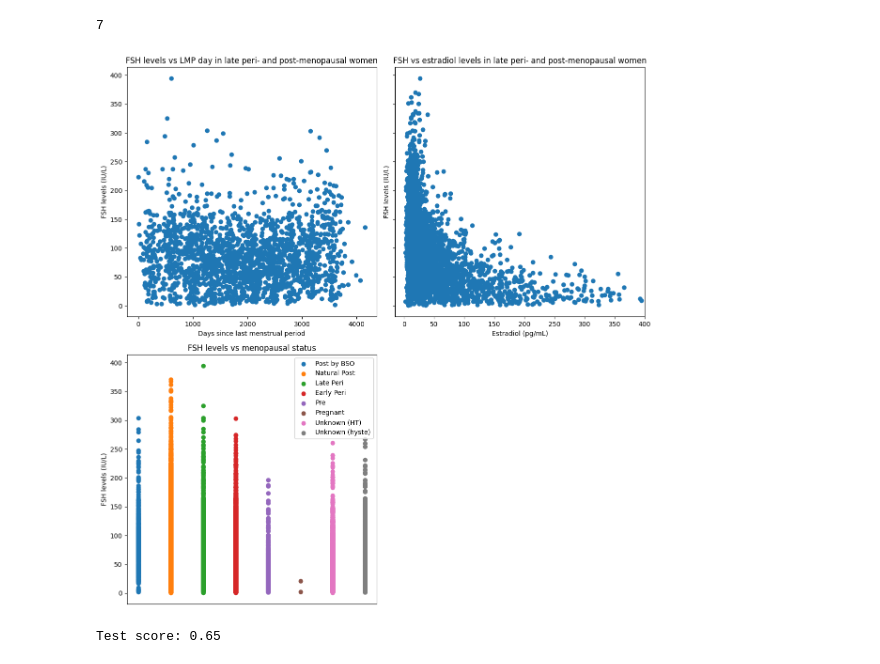
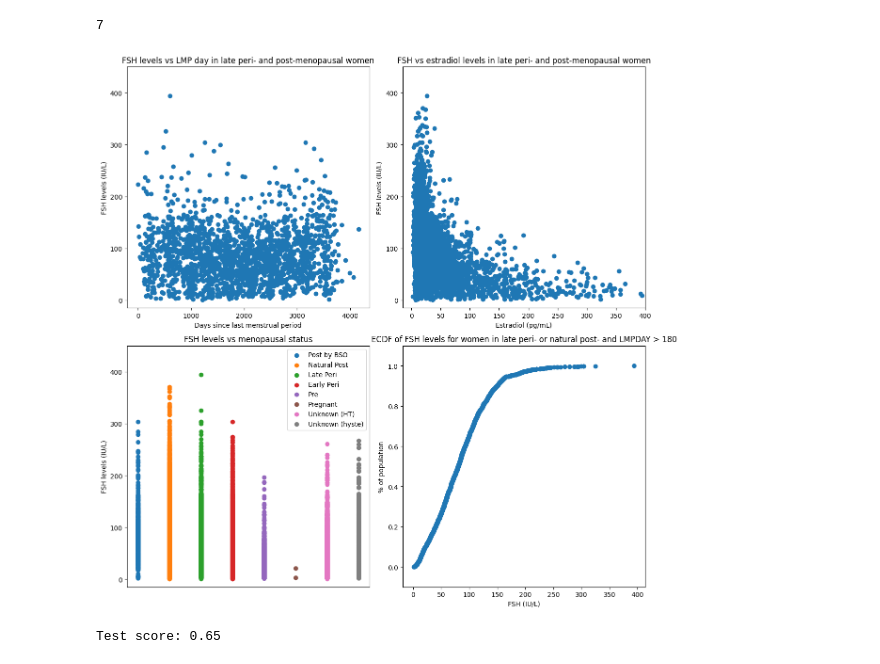
Before and after one commit to erwinkn/swan-study, a Jupyter notebook: analysis.ipynb, the cells around one changed output. Saved outputs shown, nothing was run; the diff lists cells and outputs as text; code cells hidden in the pictures.

Commit message:
add ECDF plot

```diff
--- a/analysis.ipynb
+++ b/analysis.ipynb
@@ -55,7 +55,13 @@ len(normalized[normalized["FSH"] > 400])
 7
 # %%
 # This is the main thing of interest: plots of FSH vs other major variables
-fig, ((ax1, ax2), (ax3, ax4)) = plt.subplots(2, 2, figsize=(12, 12), tight_layout=True, sharey=True)
+fig, ((ax1, ax2), (ax3, ax4)) = plt.subplots(2, 2, figsize=(12, 12), tight_layout=True)
+
+shared_ylim = (-15, 450)
+
+ax1.set_ylim(shared_ylim)
+ax2.set_ylim(shared_ylim)
+ax3.set_ylim(shared_ylim)
 
 # Filter out very high FSH levels to keep a reasonable Y axis
 data = normalized[normalized["FSH"] < 400]
@@ -70,35 +76,49 @@ ax1.set_ylabel("FSH levels (IU/L)")
 ax2.scatter(post_or_peri["E2AVE"], post_or_peri["FSH"])
 ax2.set_title("FSH vs estradiol levels in late peri- and post-menopausal women")
 ax2.set_xlim(-15, 400)
 ax2.set_xlabel("Estradiol (pg/mL)")
 ax2.set_ylabel("FSH levels (IU/L)")
 
 fsh = data["FSH"]
 status = data["STATUS"]
 status_labels = [
   (1, "Post by BSO"),
   (2, "Natural Post"),
   (3, "Late Peri"),
   (4, "Early Peri"),
   (5, "Pre"),
   (6, "Pregnant"),
   (7, "Unknown (HT)"),
   (8, "Unknown (hyste)")
 ]
 for (num, label) in status_labels:
   ax3.scatter(status[status == num], fsh[status == num], label=label)
 
 ax3.legend()
 
 ax3.set_xticks([])
 ax3.set_title("FSH levels vs menopausal status")
 ax3.set_ylabel("FSH levels (IU/L)")
 
-fig.delaxes(ax4)
+# ECDF plot of FSH levels for women in late peri- or natural post-menopause with LMPDAY > 180
+subset = post_or_peri[post_or_peri["LMPDAY"] > 180]
+# Calculate the ECDF
+def ecdf(data):
+    n = len(data)
+    x = np.sort(data)
+    y = np.arange(1, n+1) / n
+    return x, y
+
+x,y = ecdf(subset["FSH"])
+ax4.scatter(x, y)
+ax4.set_xlabel("FSH (IU/L)")
+ax4.set_ylabel(r"% of population")
+ax4.set_title("ECDF of FSH levels for women in late peri- or natural post- and LMPDAY > 180")
+ax4.set_ylim(-0.1, 1.1)
 
 plt.show()
 # %% [output]
-[figure, old version]
+[figure, new version]
 # %%
 # A rather unsuccessful attempt at training a model to predict FSH levels,
 # to then rank the input features according to their importance.
```
